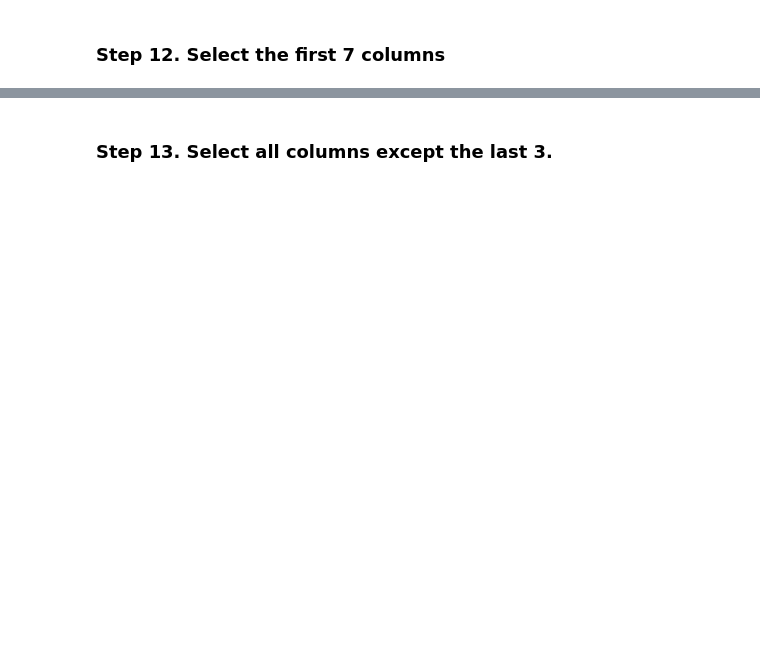
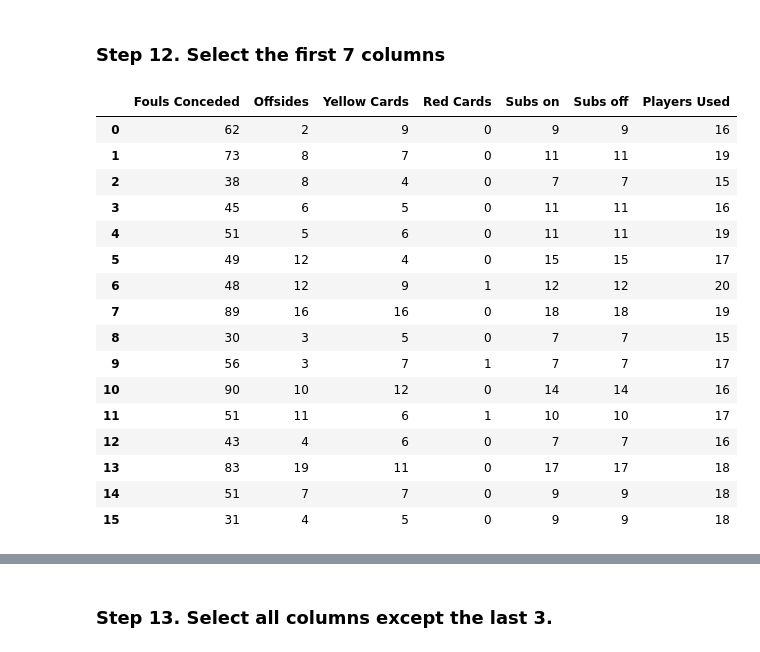
Before and after one commit to isisfisica/pandas_exercises, a Jupyter notebook: 02_Filtering_&_Sorting/Euro12/Exercises.ipynb, the cells around one changed output, grey strips where cells are left out. Drawn from its saved outputs; the diff is of its cells as text; code cells hidden in the pictures; blank space fills up the shorter version.

```diff
--- a/02_Filtering_&_Sorting/Euro12/Exercises.ipynb
+++ b/02_Filtering_&_Sorting/Euro12/Exercises.ipynb
@@ -201,2 +355,22 @@ euro12[euro12.Team.str.startswith('G')]
 # %% [markdown]
 ### Step 12. Select the first 7 columns
+# %%
+df.iloc[:, -7:]
+# %% [output]
+|  | Fouls Conceded | Offsides | Yellow Cards | Red Cards | Subs on | Subs off | Players Used |
+| 0 | 62 | 2 | 9 | 0 | 9 | 9 | 16 |
+| 1 | 73 | 8 | 7 | 0 | 11 | 11 | 19 |
+| 2 | 38 | 8 | 4 | 0 | 7 | 7 | 15 |
+| 3 | 45 | 6 | 5 | 0 | 11 | 11 | 16 |
+| 4 | 51 | 5 | 6 | 0 | 11 | 11 | 19 |
+| 5 | 49 | 12 | 4 | 0 | 15 | 15 | 17 |
+| 6 | 48 | 12 | 9 | 1 | 12 | 12 | 20 |
+| 7 | 89 | 16 | 16 | 0 | 18 | 18 | 19 |
+| 8 | 30 | 3 | 5 | 0 | 7 | 7 | 15 |
+| 9 | 56 | 3 | 7 | 1 | 7 | 7 | 17 |
+| 10 | 90 | 10 | 12 | 0 | 14 | 14 | 16 |
+| 11 | 51 | 11 | 6 | 1 | 10 | 10 | 17 |
+| 12 | 43 | 4 | 6 | 0 | 7 | 7 | 16 |
+| 13 | 83 | 19 | 11 | 0 | 17 | 17 | 18 |
+| 14 | 51 | 7 | 7 | 0 | 9 | 9 | 18 |
+| 15 | 31 | 4 | 5 | 0 | 9 | 9 | 18 |
```
Also changed, not shown: parts of 39 cells of this notebook, 6 other files.
